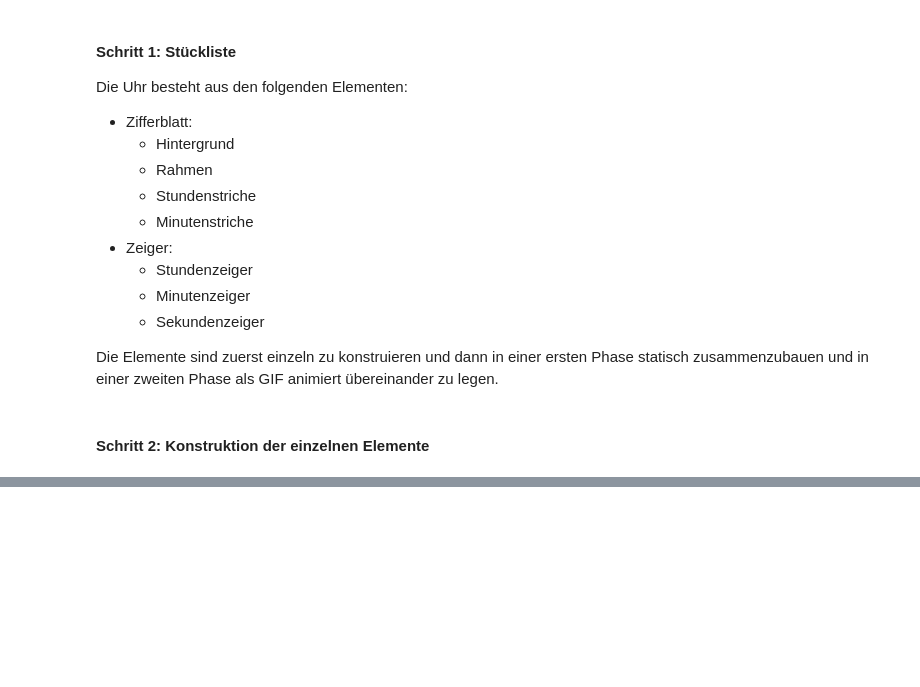
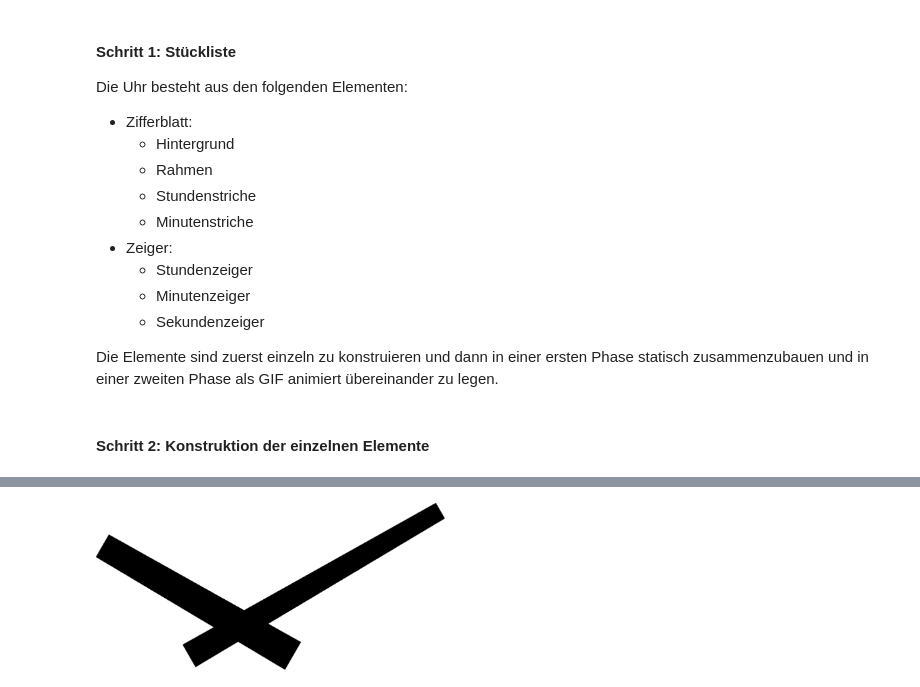
Before and after one commit to SkriptenMk/I_bW_26-30, a Jupyter notebook: notebooks/261020_listen/261020_listen.ipynb, the cells around one changed output, grey strips where cells are left out. Drawn from its saved outputs; the diff is of its cells as text; code cells hidden in the pictures; blank space fills up the shorter version.

```diff
--- a/notebooks/261020_listen/261020_listen.ipynb
+++ b/notebooks/261020_listen/261020_listen.ipynb
@@ -557,0 +596,32 @@ animiert übereinander zu legen.
+# %%
+# Minutenzeiger: Spitze 3.6a, Ende 5.2a, vorn 46a, hinten 12a
+m_breite_mitte = 3.6*a + (5.2*a - 3.6*a) * 46 / 58   # Breite beim Drehpunkt
+
+# vorderes Trapez (46a lang, oben 3.6a, unten m_breite_mitte)
+d = (m_breite_mitte - 3.6*a) / 2
+m_vorn = neben(drehe(90, dreieck(46*a, d, 90, schwarz)),
+               neben(rechteck(3.6*a, 46*a, schwarz), dreieck(d, 46*a, 90, schwarz)))
+m_vorn = fixiere(unten_mitte, m_vorn)
+
+# hinteres Trapez (12a lang, oben m_breite_mitte, unten 5.2a)
+d = (5.2*a - m_breite_mitte) / 2
+m_hinten = neben(drehe(90, dreieck(12*a, d, 90, schwarz)),
+                 neben(rechteck(m_breite_mitte, 12*a, schwarz), dreieck(d, 12*a, 90, schwarz)))
+m_hinten = fixiere(oben_mitte, m_hinten)
+
+minutenzeiger = kombiniere(m_vorn, m_hinten)
+
+# Stundenzeiger: Spitze 5.2a, Ende 6.4a, vorn 32a, hinten 12a
+s_breite_mitte = 5.2*a + (6.4*a - 5.2*a) * 32 / 44
+
+d = (s_breite_mitte - 5.2*a) / 2
+s_vorn = neben(drehe(90, dreieck(32*a, d, 90, schwarz)),
+               neben(rechteck(5.2*a, 32*a, schwarz), dreieck(d, 32*a, 90, schwarz)))
+s_vorn = fixiere(unten_mitte, s_vorn)
+
+d = (6.4*a - s_breite_mitte) / 2
+s_hinten = neben(drehe(90, dreieck(12*a, d, 90, schwarz)),
+                 neben(rechteck(s_breite_mitte, 12*a, schwarz), dreieck(d, 12*a, 90, schwarz)))
+s_hinten = fixiere(oben_mitte, s_hinten)
+
+stundenzeiger = kombiniere(s_vorn, s_hinten)
@@ -557,0 +630,7 @@ animiert übereinander zu legen.
+# %%
+zehn_uhr = drehe(60, stundenzeiger)
+zehn_nach = drehe(-60, minutenzeiger)
+uhrzeit = kombiniere(zehn_nach, zehn_uhr)
+zeige_grafik(uhrzeit)
+# %% [output]
+[figure, added]
```
Also changed, not shown: parts of 2 cells of this notebook.
